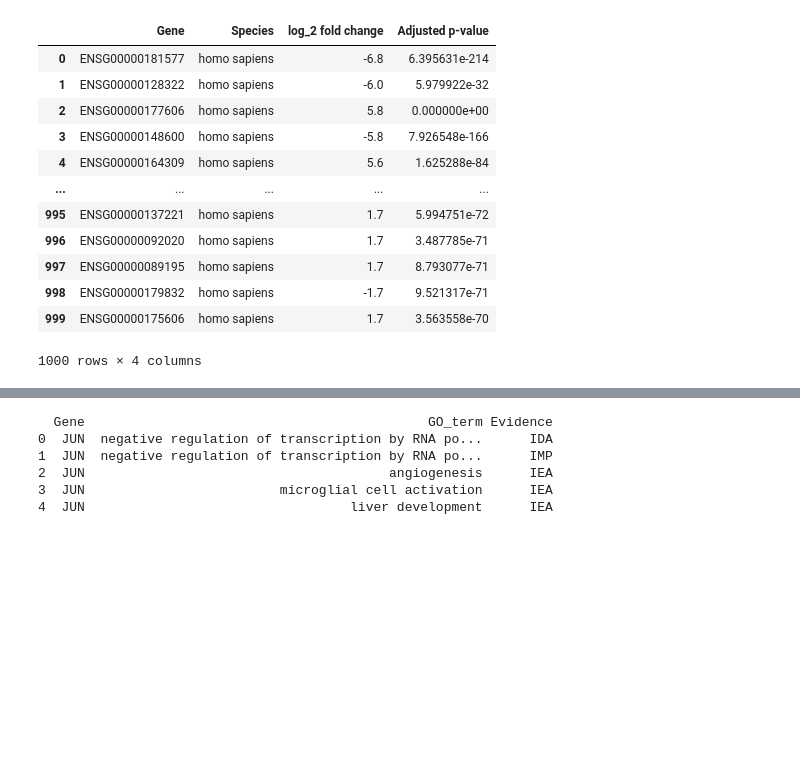
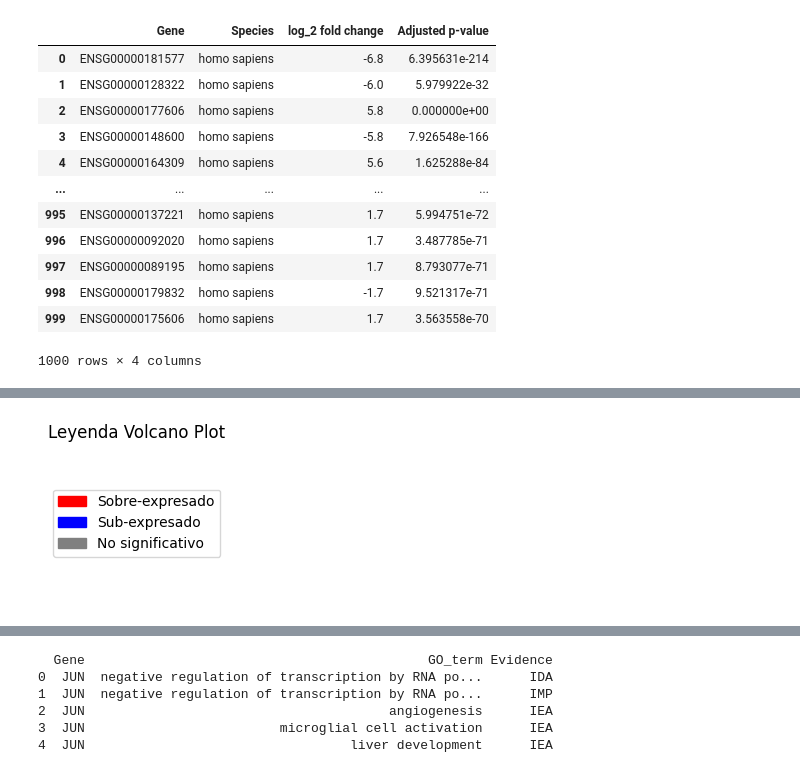
Before and after one commit to Fgarcia2206/proyecto_troncal_2, a Jupyter notebook: FC_Volcano_Plot.ipynb, the cells around one changed output, grey strips where cells are left out. Saved outputs shown, nothing was run; the diff lists cells and outputs as text; code cells hidden in the pictures; blank space fills up the shorter version.

```diff
--- a/FC_Volcano_Plot.ipynb
+++ b/FC_Volcano_Plot.ipynb
@@ -61,0 +144,18 @@ plt.show()
+# %%
+import matplotlib.patches as mpatches
+
+# Definir colores manualmente
+legend_patches = [
+    mpatches.Patch(color='red', label='Sobre-expresado'),
+    mpatches.Patch(color='blue', label='Sub-expresado'),
+    mpatches.Patch(color='gray', label='No significativo')
+]
+
+# Mostrar leyenda en un gráfico aparte
+plt.figure(figsize=(2, 2))
+plt.legend(handles=legend_patches, loc='center')
+plt.axis('off')
+plt.title('Leyenda Volcano Plot')
+plt.show()
+# %% [output]
+[figure, added]
```
Also changed, not shown: parts of 42 cells of this notebook, 7 other files.
